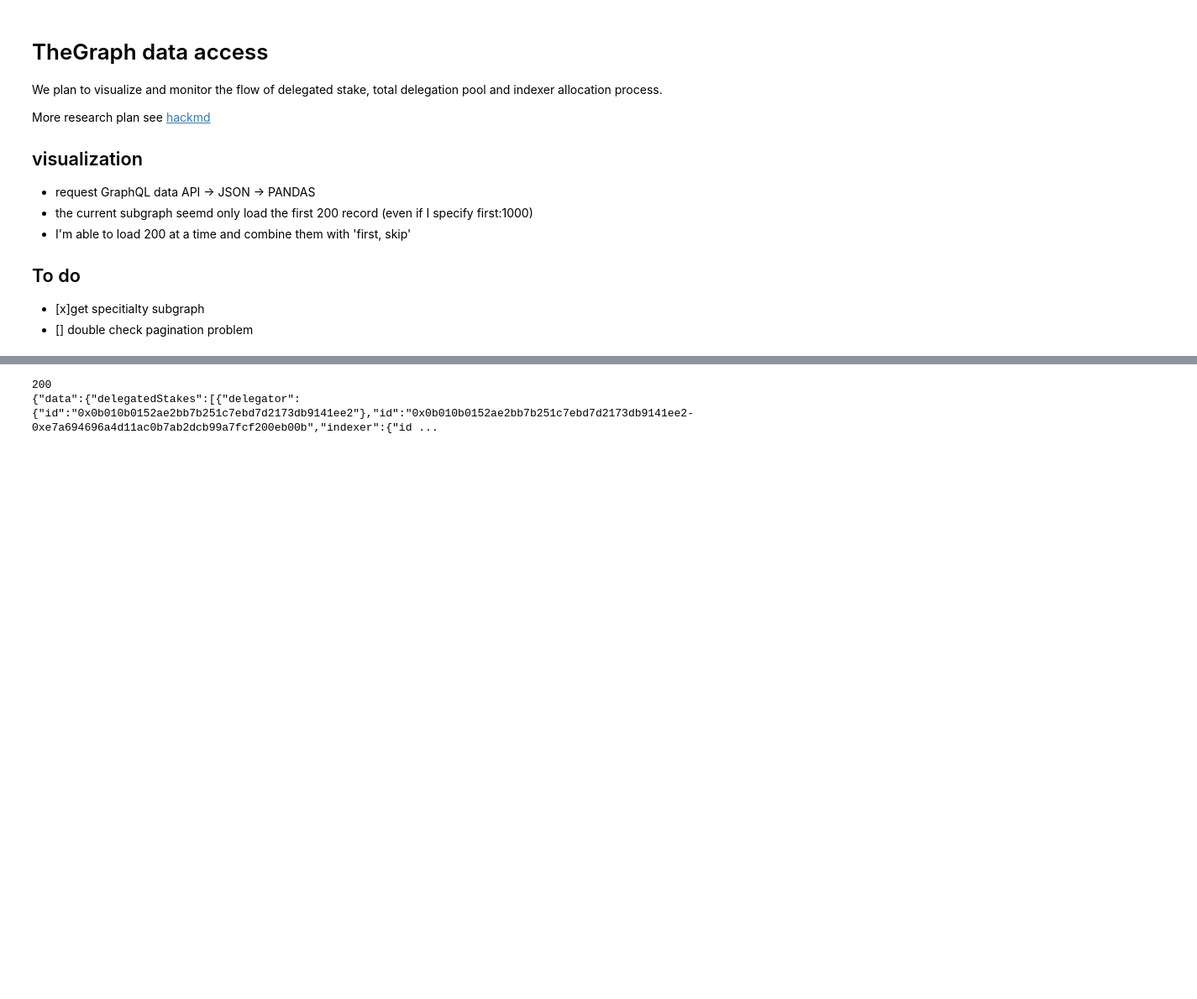
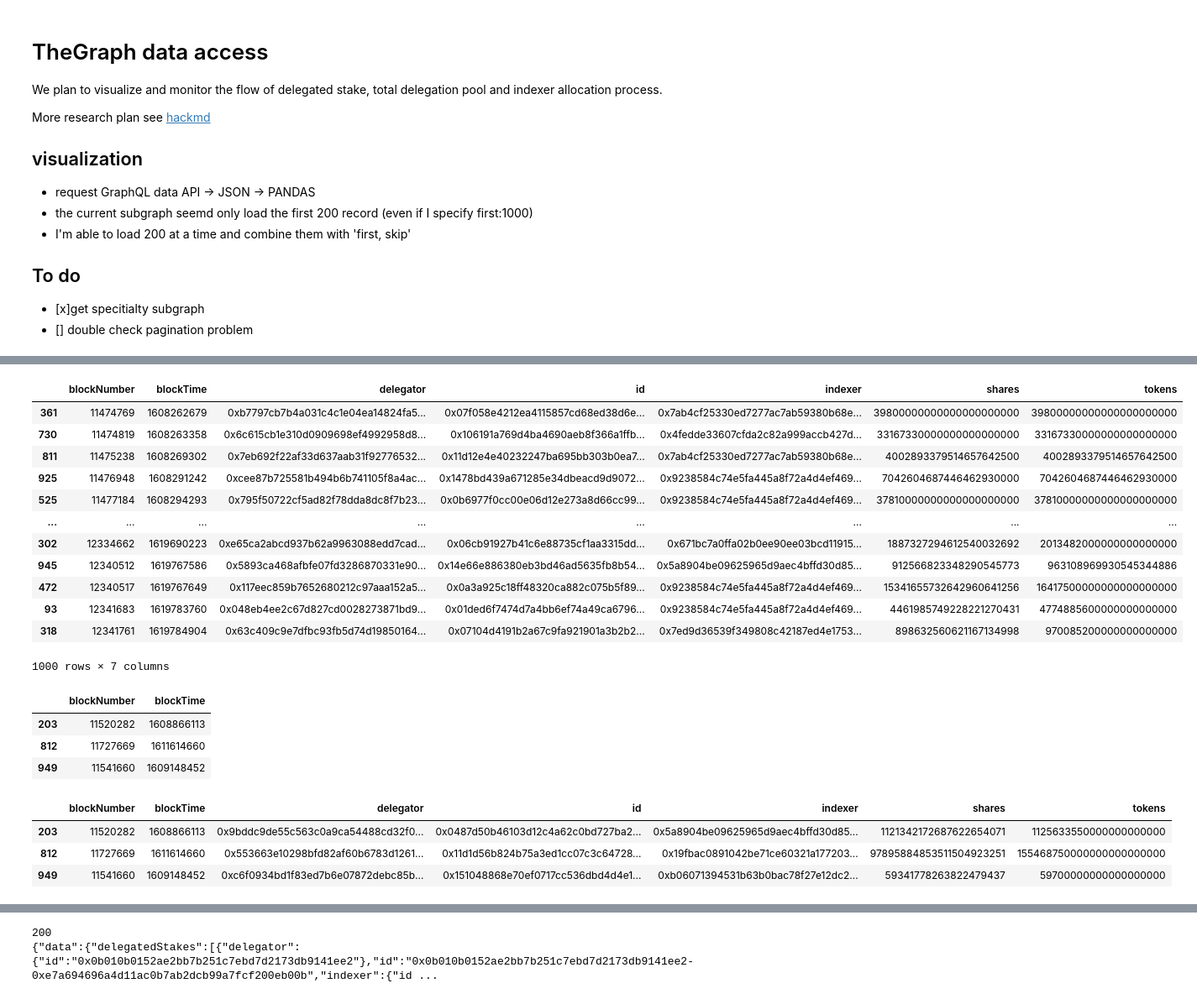
Before and after one commit to BlockScience/TheGraph, a Jupyter notebook: GraphQL_data/data_access.ipynb, the cells around one changed output, grey strips where cells are left out. Shown at 84% size. Cells and saved outputs as stored; diff of their text form; code cells hidden in the pictures; blank space fills up the shorter version.

```diff
--- a/GraphQL_data/data_access.ipynb
+++ b/GraphQL_data/data_access.ipynb
@@ -56 +56,32 @@ df
 1000 rows × 7 columns
+# %%
+df.sort_values('blockNumber')
+# %% [output]
+|  | blockNumber | blockTime | delegator | id | indexer | shares | tokens |
+| 361 | 11474769 | 1608262679 | 0xb7797cb7b4a031c4c1e04ea14824fa5... | 0x07f058e4212ea4115857cd68ed38d6e... | 0x7ab4cf25330ed7277ac7ab59380b68e... | 39800000000000000000000 | 39800000000000000000000 |
+| 730 | 11474819 | 1608263358 | 0x6c615cb1e310d0909698ef4992958d8... | 0x106191a769d4ba4690aeb8f366a1ffb... | 0x4fedde33607cfda2c82a999accb427d... | 33167330000000000000000 | 33167330000000000000000 |
+| 811 | 11475238 | 1608269302 | 0x7eb692f22af33d637aab31f92776532... | 0x11d12e4e40232247ba695bb303b0ea7... | 0x7ab4cf25330ed7277ac7ab59380b68e... | 4002893379514657642500 | 4002893379514657642500 |
+| 925 | 11476948 | 1608291242 | 0xcee87b725581b494b6b741105f8a4ac... | 0x1478bd439a671285e34dbeacd9d9072... | 0x9238584c74e5fa445a8f72a4d4ef469... | 7042604687446462930000 | 7042604687446462930000 |
+| 525 | 11477184 | 1608294293 | 0x795f50722cf5ad82f78dda8dc8f7b23... | 0x0b6977f0cc00e06d12e273a8d66cc99... | 0x9238584c74e5fa445a8f72a4d4ef469... | 37810000000000000000000 | 37810000000000000000000 |
+| ... | ... | ... | ... | ... | ... | ... | ... |
+| 302 | 12334662 | 1619690223 | 0xe65ca2abcd937b62a9963088edd7cad... | 0x06cb91927b41c6e88735cf1aa3315dd... | 0x671bc7a0ffa02b0ee90ee03bcd11915... | 1887327294612540032692 | 2013482000000000000000 |
+| 945 | 12340512 | 1619767586 | 0x5893ca468afbfe07fd3286870331e90... | 0x14e66e886380eb3bd46ad5635fb8b54... | 0x5a8904be09625965d9aec4bffd30d85... | 912566823348290545773 | 963108969930545344886 |
+| 472 | 12340517 | 1619767649 | 0x117eec859b7652680212c97aaa152a5... | 0x0a3a925c18ff48320ca882c075b5f89... | 0x9238584c74e5fa445a8f72a4d4ef469... | 15341655732642960641256 | 16417500000000000000000 |
+| 93 | 12341683 | 1619783760 | 0x048eb4ee2c67d827cd0028273871bd9... | 0x01ded6f7474d7a4bb6ef74a49ca6796... | 0x9238584c74e5fa445a8f72a4d4ef469... | 4461985749228221270431 | 4774885600000000000000 |
+| 318 | 12341761 | 1619784904 | 0x63c409c9e7dfbc93fb5d74d19850164... | 0x07104d4191b2a67c9fa921901a3b2b2... | 0x7ed9d36539f349808c42187ed4e1753... | 898632560621167134998 | 970085200000000000000 |
+1000 rows × 7 columns
+# %%
+df2 = df[['blockNumber','blockTime']]
+df2[df2.duplicated()]
+# %% [output]
+|  | blockNumber | blockTime |
+| 203 | 11520282 | 1608866113 |
+| 812 | 11727669 | 1611614660 |
+| 949 | 11541660 | 1609148452 |
+# %%
+df.loc[[203, 812,949]]
+# %% [output]
+|  | blockNumber | blockTime | delegator | id | indexer | shares | tokens |
+| 203 | 11520282 | 1608866113 | 0x9bddc9de55c563c0a9ca54488cd32f0... | 0x0487d50b46103d12c4a62c0bd727ba2... | 0x5a8904be09625965d9aec4bffd30d85... | 1121342172687622654071 | 1125633550000000000000 |
+| 812 | 11727669 | 1611614660 | 0x553663e10298bfd82af60b6783d1261... | 0x11d1d56b824b75a3ed1cc07c3c64728... | 0x19fbac0891042be71ce60321a177203... | 97895884853511504923251 | 155468750000000000000000 |
+| 949 | 11541660 | 1609148452 | 0xc6f0934bd1f83ed7b6e07872debc85b... | 0x151048868e70ef0717cc536dbd4d4e1... | 0xb06071394531b63b0bac78f27e12dc2... | 59341778263822479437 | 59700000000000000000 |
```
Also changed, not shown: parts of 8 cells of this notebook.
